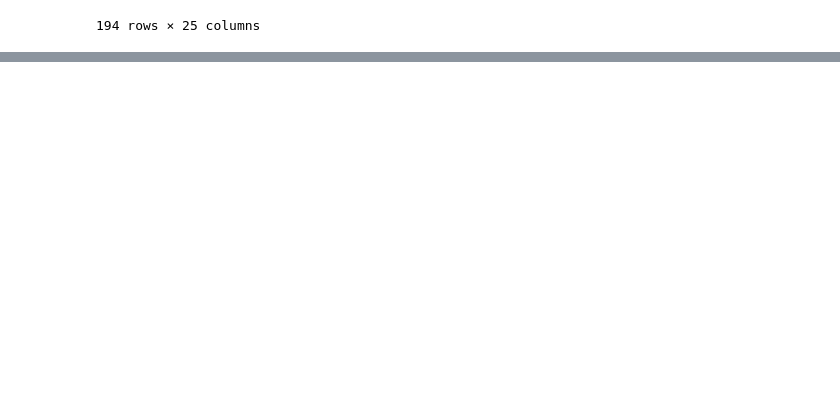
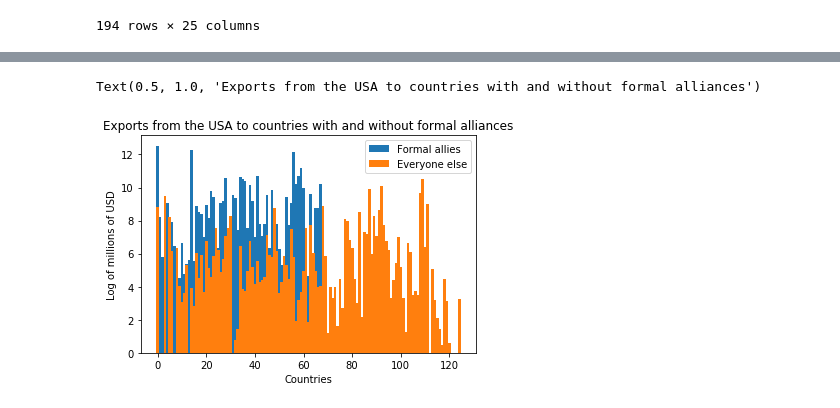
Before and after one commit to Dolphindalt/DataVis, a Jupyter notebook: DataVisHW4.ipynb, the cells around one changed output, grey strips where cells are left out. Drawn from its saved outputs; the diff is of its cells as text; code cells hidden in the pictures; blank space fills up the shorter version.

```diff
--- a/DataVisHW4.ipynb
+++ b/DataVisHW4.ipynb
@@ -46,4 +38,5 @@ world_map
 The countries that the United States is formally allied with should have a high trade goods by country.
 # %%
 allies_df = pd.read_csv("data/alliance_v4.1_by_directed_yearly.csv")
-allies_df.head()
+non_allies_df = pd.read_csv("data/alliance_v4.1_by_directed_yearly.csv")
+#allies_df.head()
@@ -68,3 +47,7 @@ allies_df.head()
+# %%
+non_allies_df = non_allies_df[non_allies_df["ccode2"].isin(allies_df["ccode2"].to_list())]
+non_allies_df.drop_duplicates(subset="state_name2", keep="first", inplace=True)
+#non_allies_df
 # %%
 world_map = folium.Map(location=[0,0], zoom_start=2, tiles='Mapbox Bright')
 
@@ -151,3 +136,5 @@ folium.Choropleth(
 world_map
 # %% [output]
 [interactive output not drawn]
+# %%
+allies_trade_df = trade_df.merge(allies_df,left_on='ccode2',right_on='ccode2',how='right')
@@ -153,0 +160,4 @@ world_map
+# %%
+#trade_df = trade_df[trade_df["ccode2"].isin(non_allies_df["ccode2"])]
+non_allies_trade_df = trade_df.merge(non_allies_df,left_on='ccode2',right_on='ccode2',how='left')
+non_allies_trade_df = non_allies_trade_df[~non_allies_trade_df["ccode2"].isin(allies_df["ccode2"].to_list())]
@@ -153,0 +183,14 @@ world_map
+# %%
+import matplotlib.pyplot as plt
+# scatterplot of allies vs non allies in imports
+allies_exports = allies_trade_df['logflow2']
+non_allies_exports = non_allies_trade_df['logflow2']
+plt.bar([ i for i in range(0, len(allies_exports))], allies_exports, width=1.1, label="Formal allies")
+plt.bar([ i for i in range(0, len(non_allies_exports))], non_allies_exports, width=1.1, label="Everyone else")
+plt.xlabel("Countries")
+plt.ylabel("Log of millions of USD")
+plt.legend(loc='best')
+plt.title("Exports from the USA to countries with and without formal alliances")
+# %% [output]
+Text(0.5, 1.0, 'Exports from the USA to countries with and without formal alliances')
+[figure, added]
```
Also changed, not shown: parts of 10 cells of this notebook.
